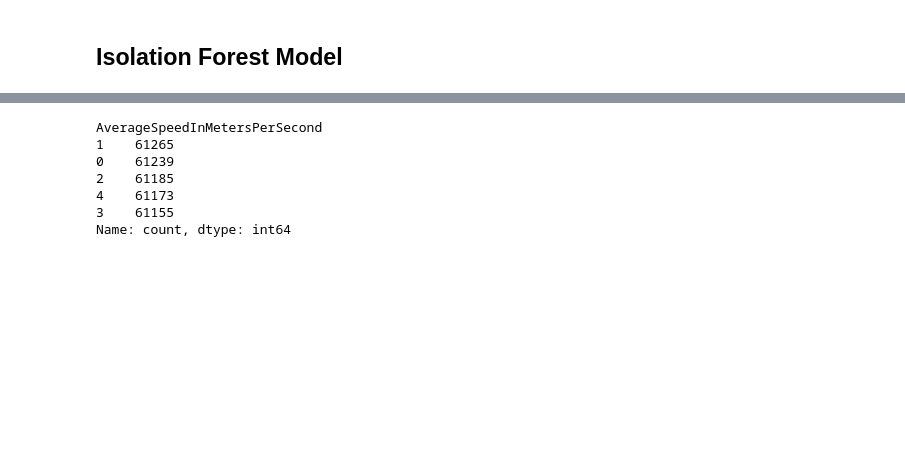
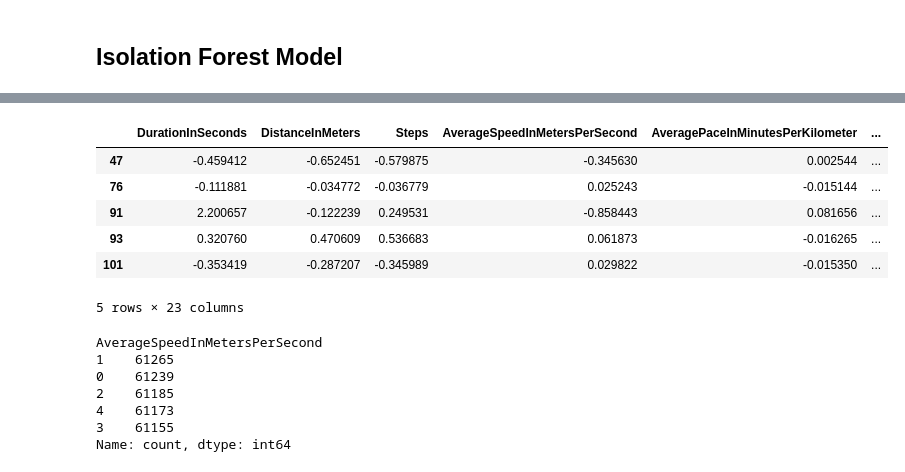
Before and after one commit to lauraich/running_anomalies_detection_data_analysis, a Jupyter notebook: Proyecto_final_analisis_de_datos_I.ipynb, the cells around one changed output, grey strips where cells are left out. Drawn from its saved outputs; the diff is of its cells as text; code cells hidden in the pictures; blank space fills up the shorter version.

```diff
--- a/Proyecto_final_analisis_de_datos_I.ipynb
+++ b/Proyecto_final_analisis_de_datos_I.ipynb
@@ -1284,3 +1328,13 @@ print('One-Class SVM detected anomalies:', svm_anomalies)
+# %%
+datos_anomalos.head()
+# %% [output]
+|  | DurationInSeconds | DistanceInMeters | Steps | AverageSpeedInMetersPerSecond | AveragePaceInMinutesPerKilometer | ... |
+| 47 | -0.459412 | -0.652451 | -0.579875 | -0.345630 | 0.002544 | ... |
+| 76 | -0.111881 | -0.034772 | -0.036779 | 0.025243 | -0.015144 | ... |
+| 91 | 2.200657 | -0.122239 | 0.249531 | -0.858443 | 0.081656 | ... |
+| 93 | 0.320760 | 0.470609 | 0.536683 | 0.061873 | -0.016265 | ... |
+| 101 | -0.353419 | -0.287207 | -0.345989 | 0.029822 | -0.015350 | ... |
+5 rows × 23 columns
 # %%
 y = df_encoded['AverageSpeedInMetersPerSecond']
 y_binned = pd.qcut(y, q=5, labels=False)
```
Also changed, not shown: parts of 6 cells of this notebook.
